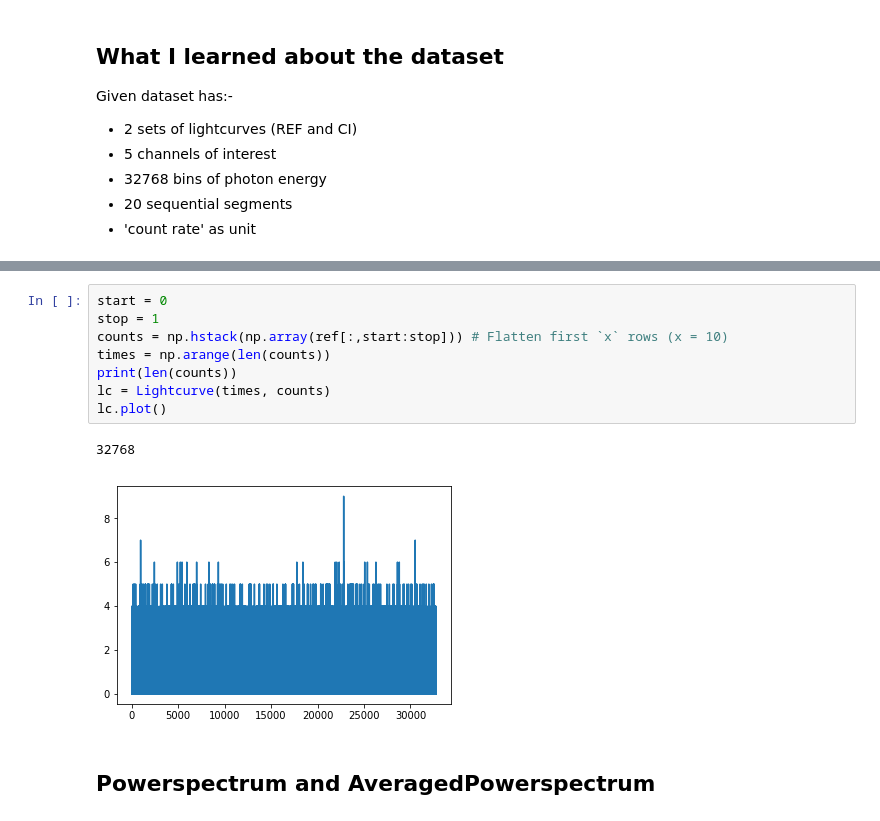
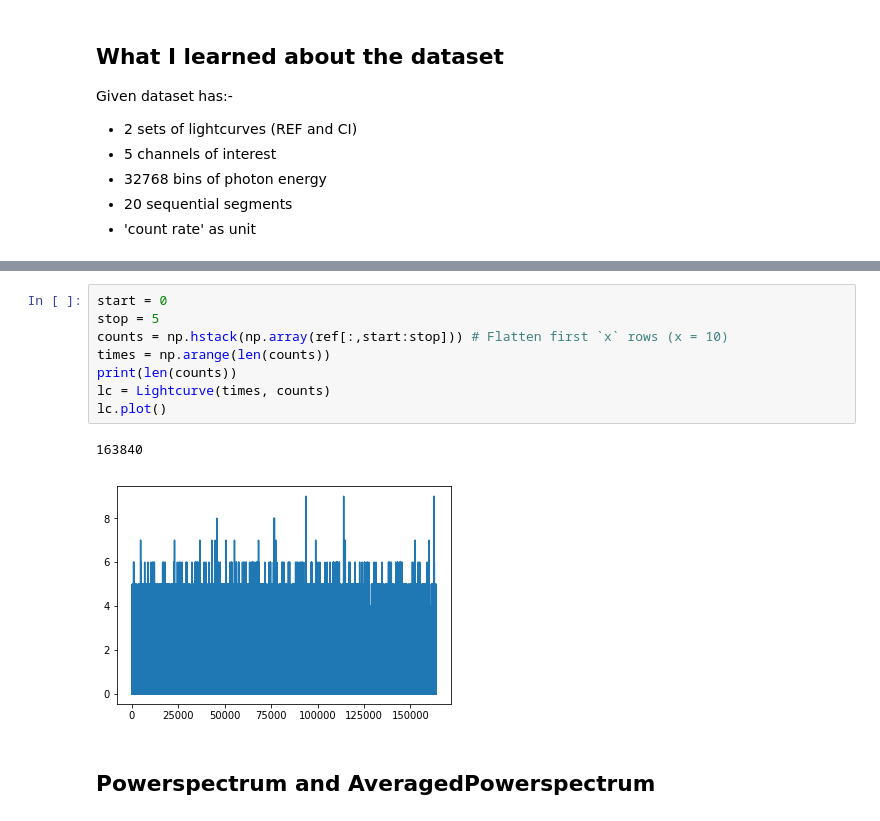
Before and after one commit to swapsha96/gsoc-learning, a Jupyter notebook: week0/Playing with kHz QPO.ipynb, the cells around one changed output, grey strips where cells are left out. Saved outputs shown, nothing was run; the diff lists cells and outputs as text.

```diff
--- a/week0/Playing with kHz QPO.ipynb
+++ b/week0/Playing with kHz QPO.ipynb
@@ -83,15 +83,15 @@ Length = 32768 rows
 [1. 0. 1. 1. 0. 3. 0. 0. 1. 1. 1. 1. 2. 1. 0. 0. 3. 2. 2. 0.]
 # %%
 start = 0
-stop = 1
+stop = 5
 counts = np.hstack(np.array(ref[:,start:stop])) # Flatten first `x` rows (x = 10)
 times = np.arange(len(counts))
 print(len(counts))
 lc = Lightcurve(times, counts)
 lc.plot()
 # %% [output]
-32768
+163840
-[figure, old version]
+[figure, new version]
 # %% [markdown]
 ## Powerspectrum and AveragedPowerspectrum
 # %% [markdown]
```
Also changed, not shown: parts of 4 cells of this notebook.
